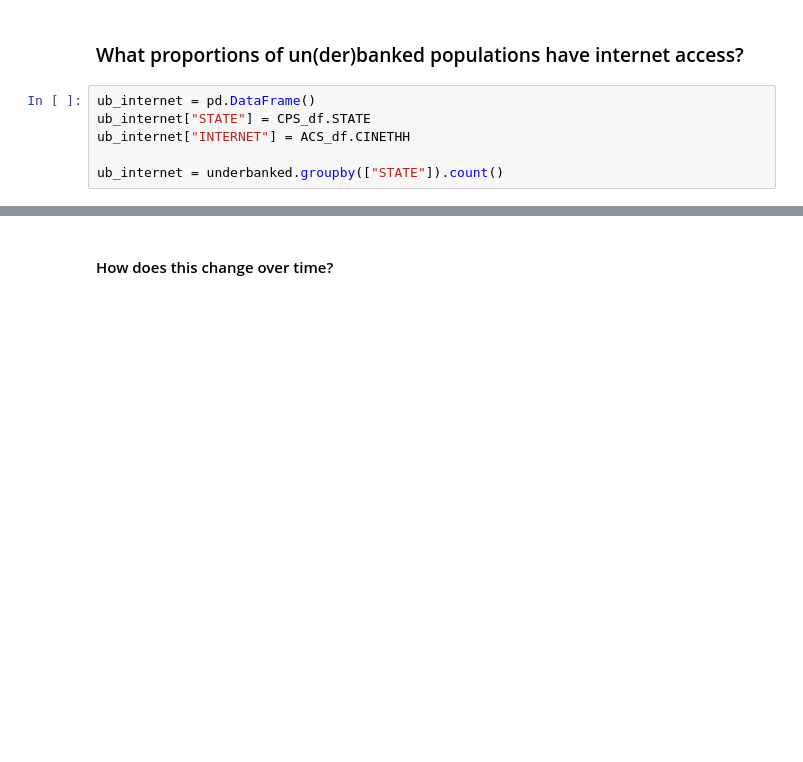
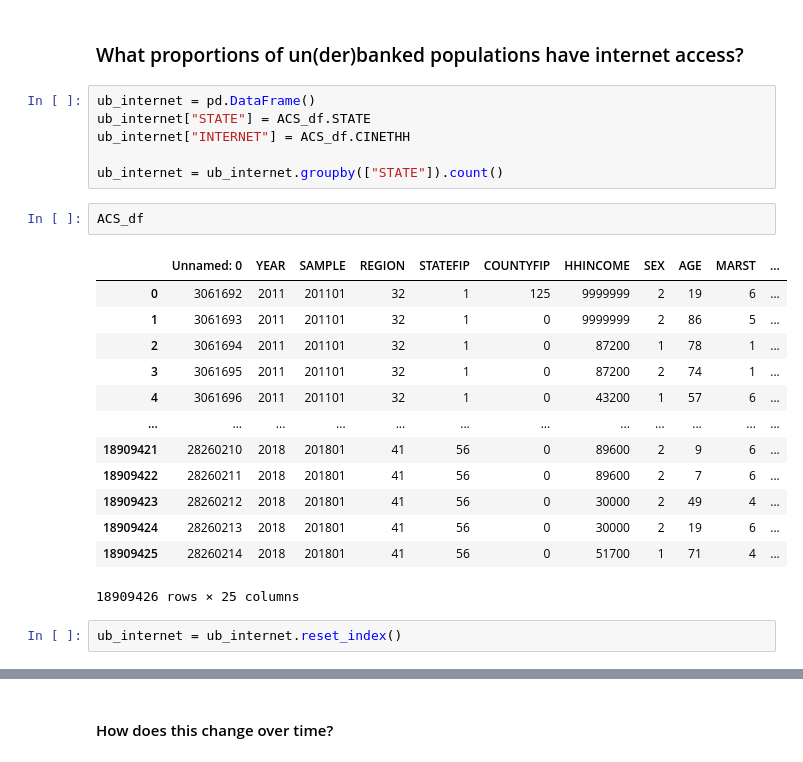
Before and after one commit to Neji128/An-Exploration-of-the-Unbanked-in-the-US, a Jupyter notebook: notebooks/EDA.ipynb, the cells around one changed output, grey strips where cells are left out. Drawn from its saved outputs; the diff is of its cells as text; blank space fills up the shorter version.

```diff
--- a/notebooks/EDA.ipynb
+++ b/notebooks/EDA.ipynb
@@ -165,7 +165,25 @@ display(m)
 ### What proportions of un(der)banked populations have internet access?
 # %%
 ub_internet = pd.DataFrame()
-ub_internet["STATE"] = CPS_df.STATE
+ub_internet["STATE"] = ACS_df.STATE
 ub_internet["INTERNET"] = ACS_df.CINETHH
 
-ub_internet = underbanked.groupby(["STATE"]).count()
+ub_internet = ub_internet.groupby(["STATE"]).count()
+# %%
+ACS_df
+# %% [output]
+|  | Unnamed: 0 | YEAR | SAMPLE | REGION | STATEFIP | COUNTYFIP | HHINCOME | SEX | AGE | MARST | ... |
+| 0 | 3061692 | 2011 | 201101 | 32 | 1 | 125 | 9999999 | 2 | 19 | 6 | ... |
+| 1 | 3061693 | 2011 | 201101 | 32 | 1 | 0 | 9999999 | 2 | 86 | 5 | ... |
+| 2 | 3061694 | 2011 | 201101 | 32 | 1 | 0 | 87200 | 1 | 78 | 1 | ... |
+| 3 | 3061695 | 2011 | 201101 | 32 | 1 | 0 | 87200 | 2 | 74 | 1 | ... |
+| 4 | 3061696 | 2011 | 201101 | 32 | 1 | 0 | 43200 | 1 | 57 | 6 | ... |
+| ... | ... | ... | ... | ... | ... | ... | ... | ... | ... | ... | ... |
+| 18909421 | 28260210 | 2018 | 201801 | 41 | 56 | 0 | 89600 | 2 | 9 | 6 | ... |
+| 18909422 | 28260211 | 2018 | 201801 | 41 | 56 | 0 | 89600 | 2 | 7 | 6 | ... |
+| 18909423 | 28260212 | 2018 | 201801 | 41 | 56 | 0 | 30000 | 2 | 49 | 4 | ... |
+| 18909424 | 28260213 | 2018 | 201801 | 41 | 56 | 0 | 30000 | 2 | 19 | 6 | ... |
+| 18909425 | 28260214 | 2018 | 201801 | 41 | 56 | 0 | 51700 | 1 | 71 | 4 | ... |
+18909426 rows × 25 columns
+# %%
+ub_internet = ub_internet.reset_index()
```
Also changed, not shown: parts of 19 cells of this notebook, 1 other file.
